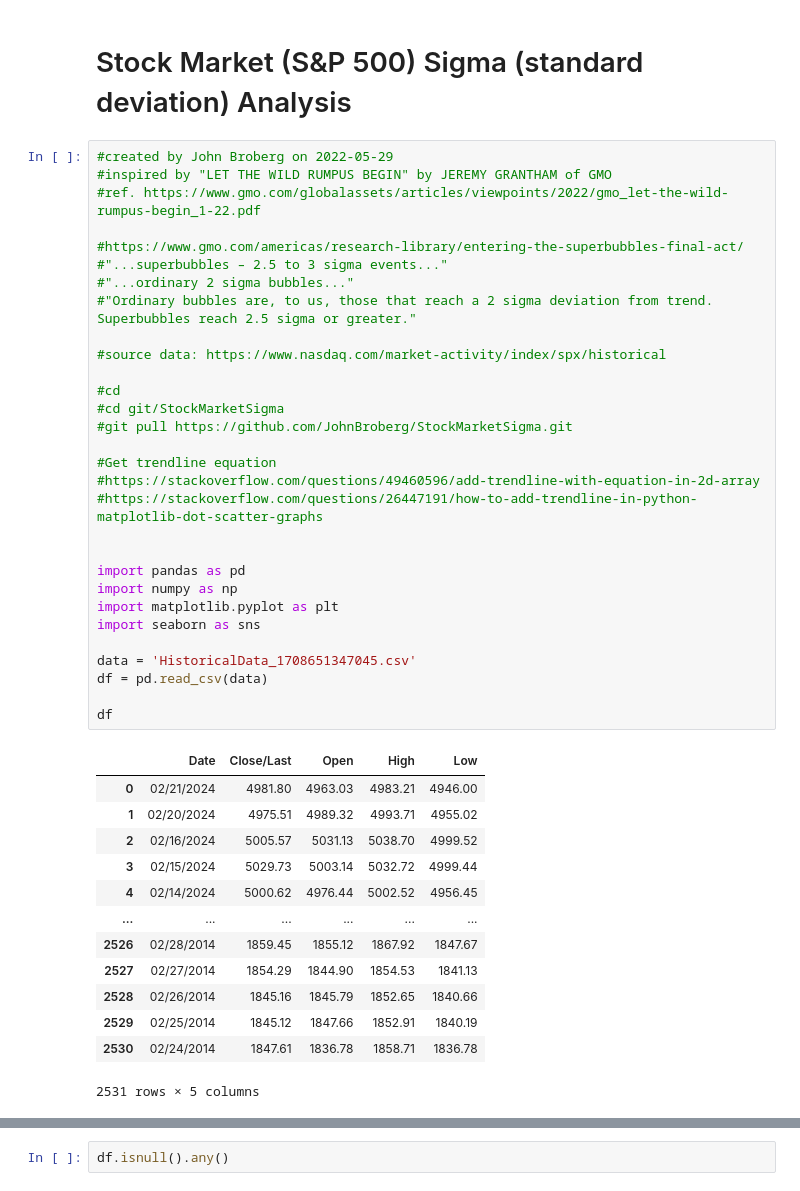
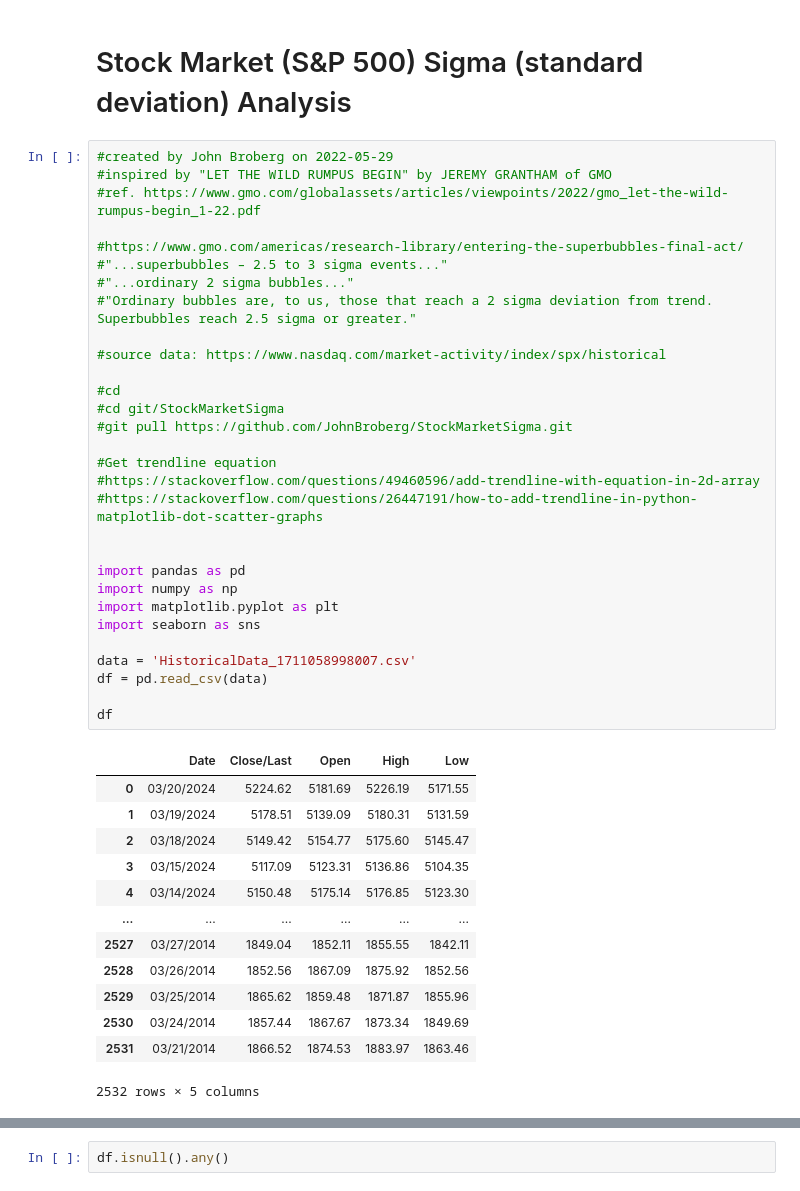
Before and after one commit to JohnBroberg/StockMarketSigma, a Jupyter notebook: StockMarketSigma.ipynb, the cells around one changed output, grey strips where cells are left out. Cells and saved outputs as stored; diff of their text form.

```diff
--- a/StockMarketSigma.ipynb
+++ b/StockMarketSigma.ipynb
@@ -4,46 +4,46 @@
 #created by John Broberg on 2022-05-29
 #inspired by "LET THE WILD RUMPUS BEGIN" by JEREMY GRANTHAM of GMO
 #ref. https://www.gmo.com/globalassets/articles/viewpoints/2022/gmo_let-the-wild-rumpus-begin_1-22.pdf
 
 #https://www.gmo.com/americas/research-library/entering-the-superbubbles-final-act/
 #"...superbubbles – 2.5 to 3 sigma events..."
 #"...ordinary 2 sigma bubbles..."
 #"Ordinary bubbles are, to us, those that reach a 2 sigma deviation from trend. Superbubbles reach 2.5 sigma or greater."
 
 #source data: https://www.nasdaq.com/market-activity/index/spx/historical
 
 #cd
 #cd git/StockMarketSigma
 #git pull https://github.com/JohnBroberg/StockMarketSigma.git
 
 #Get trendline equation
 #https://stackoverflow.com/questions/49460596/add-trendline-with-equation-in-2d-array
 #https://stackoverflow.com/questions/26447191/how-to-add-trendline-in-python-matplotlib-dot-scatter-graphs
 
 
 import pandas as pd
 import numpy as np
 import matplotlib.pyplot as plt
 import seaborn as sns
 
-data = 'HistoricalData_1708651347045.csv'
+data = 'HistoricalData_1711058998007.csv'
 df = pd.read_csv(data)
 
 df
 # %% [output]
 |  | Date | Close/Last | Open | High | Low |
-| 0 | 02/21/2024 | 4981.80 | 4963.03 | 4983.21 | 4946.00 |
-| 1 | 02/20/2024 | 4975.51 | 4989.32 | 4993.71 | 4955.02 |
-| 2 | 02/16/2024 | 5005.57 | 5031.13 | 5038.70 | 4999.52 |
-| 3 | 02/15/2024 | 5029.73 | 5003.14 | 5032.72 | 4999.44 |
-| 4 | 02/14/2024 | 5000.62 | 4976.44 | 5002.52 | 4956.45 |
+| 0 | 03/20/2024 | 5224.62 | 5181.69 | 5226.19 | 5171.55 |
+| 1 | 03/19/2024 | 5178.51 | 5139.09 | 5180.31 | 5131.59 |
+| 2 | 03/18/2024 | 5149.42 | 5154.77 | 5175.60 | 5145.47 |
+| 3 | 03/15/2024 | 5117.09 | 5123.31 | 5136.86 | 5104.35 |
+| 4 | 03/14/2024 | 5150.48 | 5175.14 | 5176.85 | 5123.30 |
 | ... | ... | ... | ... | ... | ... |
-| 2526 | 02/28/2014 | 1859.45 | 1855.12 | 1867.92 | 1847.67 |
-| 2527 | 02/27/2014 | 1854.29 | 1844.90 | 1854.53 | 1841.13 |
-| 2528 | 02/26/2014 | 1845.16 | 1845.79 | 1852.65 | 1840.66 |
-| 2529 | 02/25/2014 | 1845.12 | 1847.66 | 1852.91 | 1840.19 |
-| 2530 | 02/24/2014 | 1847.61 | 1836.78 | 1858.71 | 1836.78 |
+| 2527 | 03/27/2014 | 1849.04 | 1852.11 | 1855.55 | 1842.11 |
+| 2528 | 03/26/2014 | 1852.56 | 1867.09 | 1875.92 | 1852.56 |
+| 2529 | 03/25/2014 | 1865.62 | 1859.48 | 1871.87 | 1855.96 |
+| 2530 | 03/24/2014 | 1857.44 | 1867.67 | 1873.34 | 1849.69 |
+| 2531 | 03/21/2014 | 1866.52 | 1874.53 | 1883.97 | 1863.46 |
-2531 rows × 5 columns
+2532 rows × 5 columns
 # %%
 df.describe()
 # %% [output]
```
Also changed, not shown: parts of 15 cells of this notebook, 2 other files.
